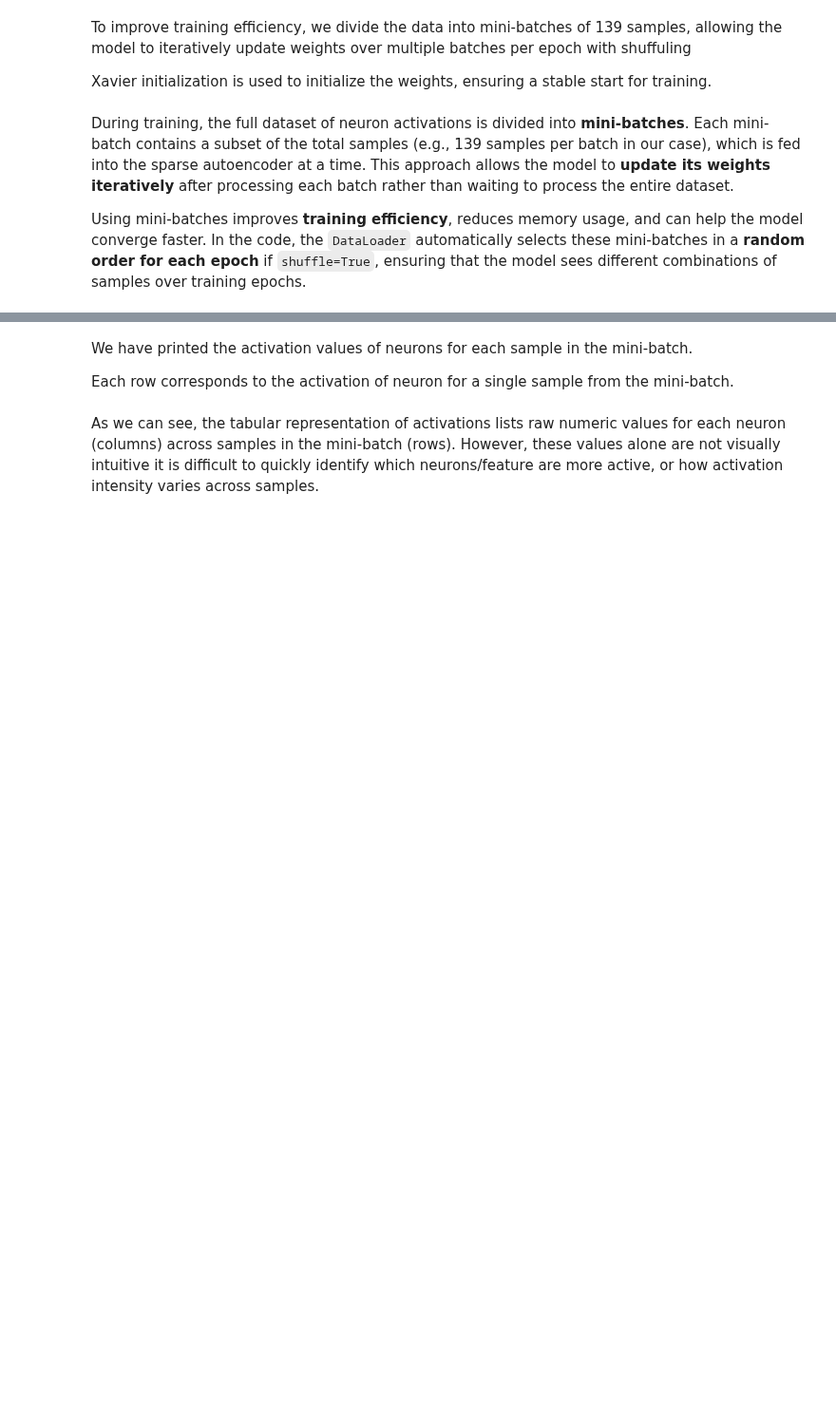
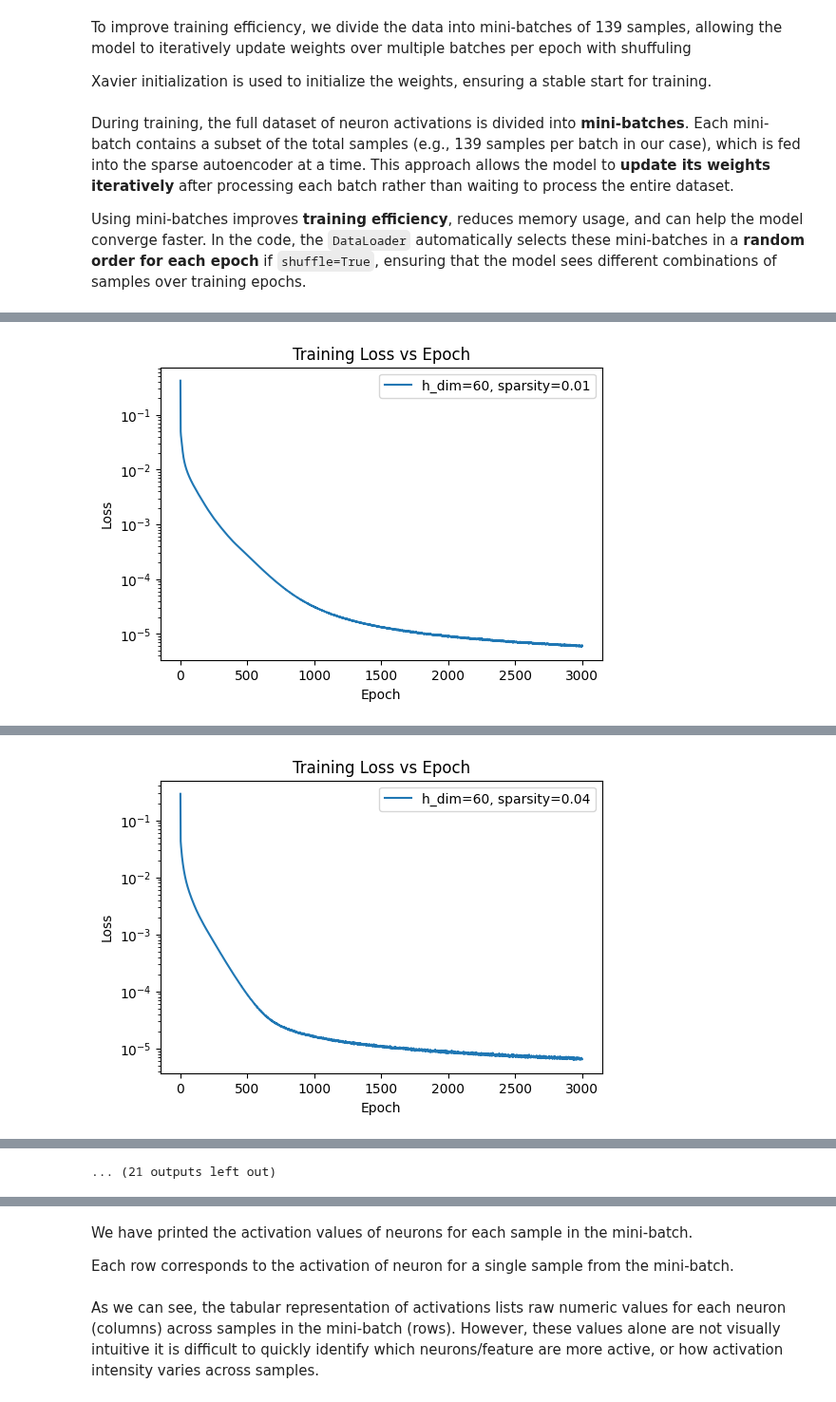
Before and after one commit to Anshu00027/SAE-for-PINNs, a Jupyter notebook: SAE-for-Taylor-Green-Vortex-PINNs.ipynb, the cells around one changed output, grey strips where cells are left out. Shown at 95% size. Saved outputs shown, nothing was run; the diff lists cells and outputs as text; code cells hidden in the pictures; blank space fills up the shorter version.

```diff
--- a/SAE-for-Taylor-Green-Vortex-PINNs.ipynb
+++ b/SAE-for-Taylor-Green-Vortex-PINNs.ipynb
@@ -195,7 +178,6 @@ During training, the full dataset of neuron activations is divided into **mini-b
 Using mini-batches improves **training efficiency**, reduces memory usage, and can help the model converge faster. In the code, the `DataLoader` automatically selects these mini-batches in a **random order for each epoch** if `shuffle=True`, ensuring that the model sees different combinations of samples over training epochs.
 # %%
 # Train SAE for different latent dimensions
-
 def train_sae(hidden_tensor, dataloader, h_dim, sparsity_target,
               sparsity_lambda, lr, n_epochs, device=None):
     if device is None:
@@ -204,6 +186,7 @@ def train_sae(hidden_tensor, dataloader, h_dim, sparsity_target,
     in_dim = hidden_tensor.shape[1]
     sae = SparseAutoencoder(in_dim, h_dim, sparsity_lambda, sparsity_target).to(device)
     optimizer = torch.optim.Adam(sae.parameters(), lr=lr)
+    epoch_losses = []
 
     print(f"\n>>> Training SAE | h_dim={h_dim}, sparsity_target={sparsity_target}")
     for epoch in range(n_epochs):
@@ -216,8 +199,24 @@ def train_sae(hidden_tensor, dataloader, h_dim, sparsity_target,
             loss.backward()
             optimizer.step()
             total_loss += loss.item()
-        if epoch%200 == 0:
-              print(f"Epoch {epoch}/{n_epochs} - Loss: {total_loss/len(dataloader):.9f}")
+
+        avg_loss = total_loss / len(dataloader)
+        epoch_losses.append(avg_loss)
+
+        if epoch % 500 == 0:
+            print(f"Epoch {epoch}/{n_epochs} - Loss: {avg_loss:.9f}")
+
+    final_loss = epoch_losses[-1]
+    print(f" Done: h_dim={h_dim}, sparsity_target={sparsity_target}, Final Loss={final_loss:.9f}\n")
+
+    plt.figure(figsize=(6,4))
+    plt.plot(range(n_epochs), epoch_losses, label=f"h_dim={h_dim}, sparsity={sparsity_target}")
+    plt.xlabel("Epoch")
+    plt.ylabel("Loss")
+    plt.yscale('log')
+    plt.title("Training Loss vs Epoch")
+    plt.legend()
+    plt.show()
 
     final_loss = total_loss / len(dataloader)
     print(f" Done: h_dim={h_dim}, sparsity_target={sparsity_target}, Final Loss={final_loss:.9f}\n")
@@ -241,7 +240,7 @@ for h_dim in h_dims_list:
     losses = []
     for sparsity_target in sparsity_targets:
         final_loss, sae_model = train_sae(hidden_tensor, dataloader, h_dim, sparsity_target,
-                                          sparsity_lambda=2e-4, lr=1e-3, n_epochs=1000, device=device)
+                                          sparsity_lambda=2e-4, lr=1e-3, n_epochs=3000, device=device)
         losses.append(final_loss)
 
         # Track the best model
@@ -273,0 +264 @@ Epoch 200/1000 - Loss: 0.001346139
+[figure, added]
@@ -273,0 +276 @@ Epoch 200/1000 - Loss: 0.001346139
+[figure, added]
@@ -274 +325,2 @@ Epoch 200/1000 - Loss: 0.001346139
+... (21 outputs left out)
 # %%
```
Also changed, not shown: parts of 9 cells of this notebook.
